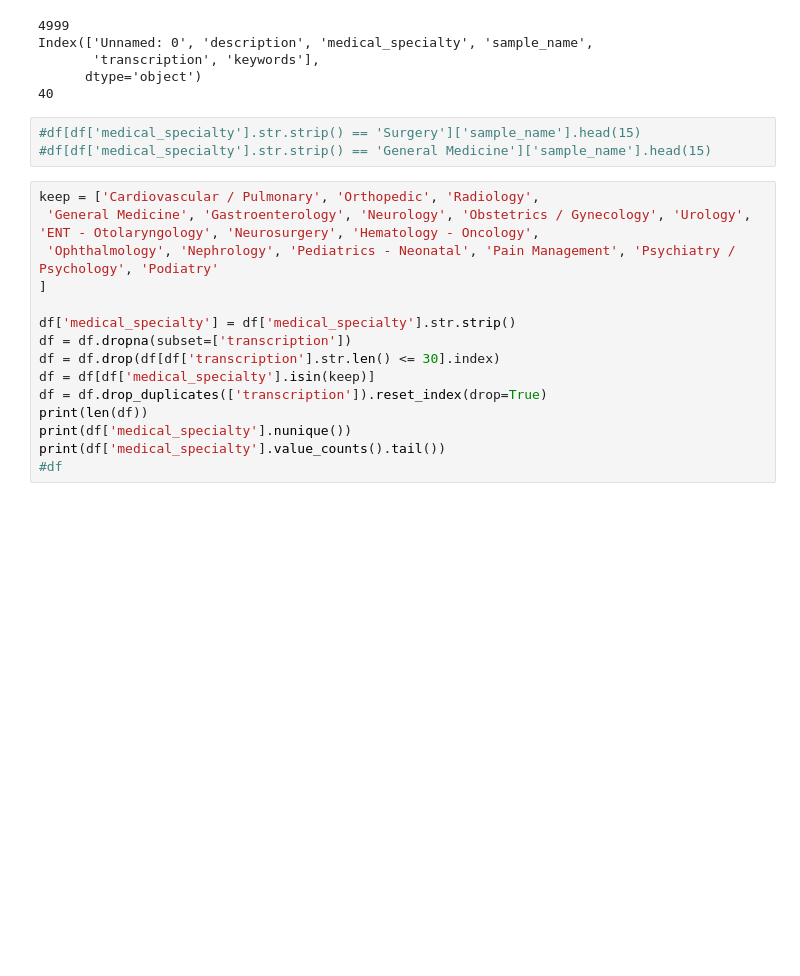
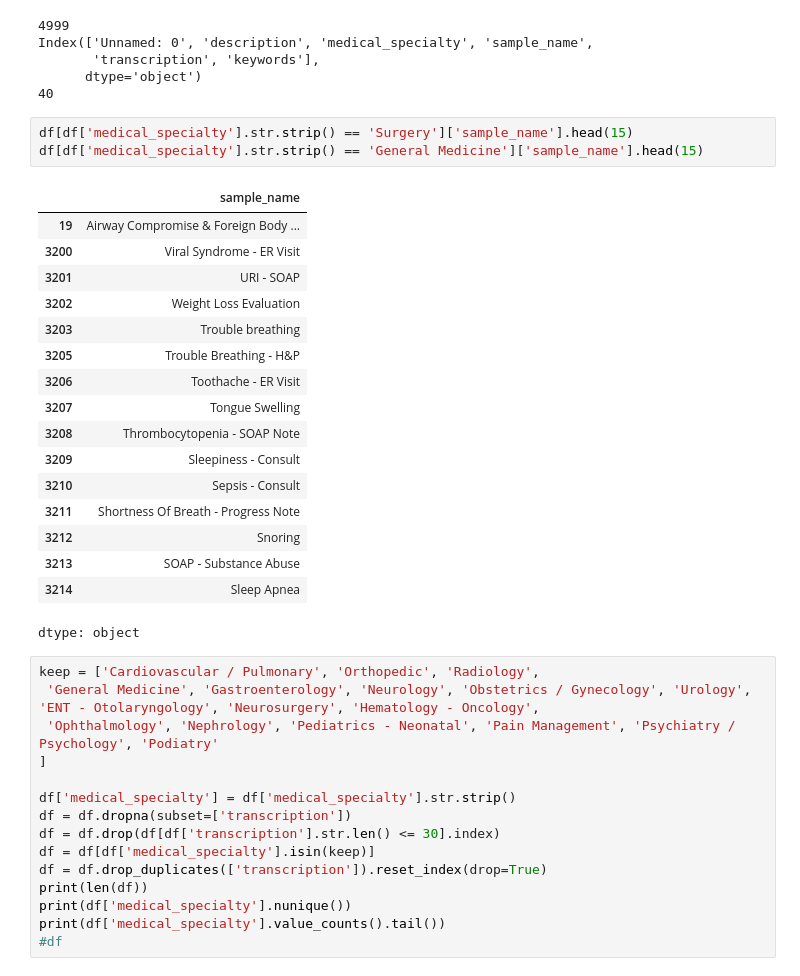
Before and after one commit to AndrewIsk/clinical-routing-agent, a Jupyter notebook: LLM_Model_+_RAG_+_AWS_Deployment.ipynb, the cells around one changed output. Saved outputs shown, nothing was run; the diff lists cells and outputs as text; blank space fills up the shorter version.

```diff
--- a/LLM_Model_+_RAG_+_AWS_Deployment.ipynb
+++ b/LLM_Model_+_RAG_+_AWS_Deployment.ipynb
@@ -20,8 +20,26 @@ Index(['Unnamed: 0', 'description', 'medical_specialty', 'sample_name',
       dtype='object')
 40
 # %%
-#df[df['medical_specialty'].str.strip() == 'Surgery']['sample_name'].head(15)
-#df[df['medical_specialty'].str.strip() == 'General Medicine']['sample_name'].head(15)
+df[df['medical_specialty'].str.strip() == 'Surgery']['sample_name'].head(15)
+df[df['medical_specialty'].str.strip() == 'General Medicine']['sample_name'].head(15)
+# %% [output]
+|  | sample_name |
+| 19 | Airway Compromise & Foreign Body ... |
+| 3200 | Viral Syndrome - ER Visit |
+| 3201 | URI - SOAP |
+| 3202 | Weight Loss Evaluation |
+| 3203 | Trouble breathing |
+| 3205 | Trouble Breathing - H&P |
+| 3206 | Toothache - ER Visit |
+| 3207 | Tongue Swelling |
+| 3208 | Thrombocytopenia - SOAP Note |
+| 3209 | Sleepiness - Consult |
+| 3210 | Sepsis - Consult |
+| 3211 | Shortness Of Breath - Progress Note |
+| 3212 | Snoring |
+| 3213 | SOAP - Substance Abuse |
+| 3214 | Sleep Apnea |
+dtype: object
 # %%
 keep = ['Cardiovascular / Pulmonary', 'Orthopedic', 'Radiology',
  'General Medicine', 'Gastroenterology', 'Neurology', 'Obstetrics / Gynecology', 'Urology', 'ENT - Otolaryngology', 'Neurosurgery', 'Hematology - Oncology',
```
Also changed, not shown: parts of 10 cells of this notebook.
